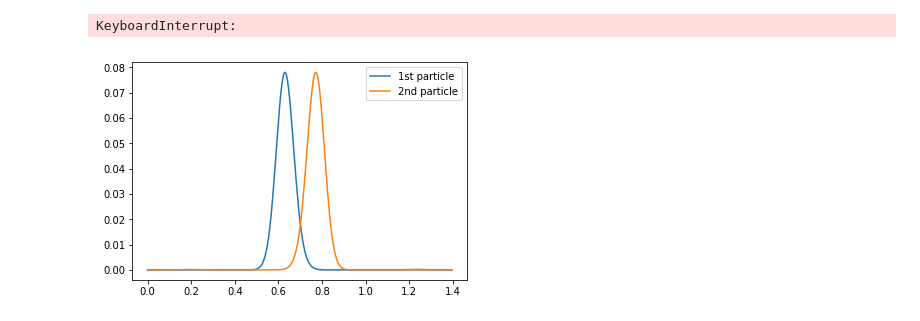
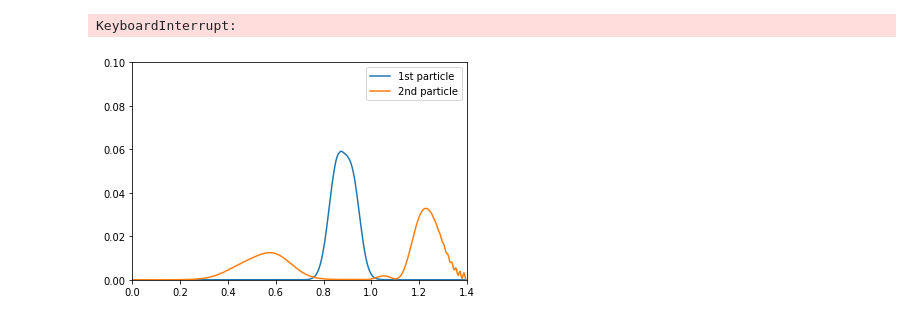
Before and after one commit to endersahin/phys250-final-project, a Jupyter notebook: tdse_first-try.ipynb, the cells around one changed output. Cells and saved outputs as stored; diff of their text form; code cells hidden in the pictures.

```diff
--- a/tdse_first-try.ipynb
+++ b/tdse_first-try.ipynb
@@ -97,10 +100,12 @@ import numpy as np
 import matplotlib.pyplot as plt
 from IPython import display
 import time
+import scipy.integrate as intg
 %matplotlib inline
 
-# Phi, u, and v will be a 3D array with indices [l,m,n]
-# Phi = u + i*v where i is the imaginary unit!
+# COmment on distinguishability of particles
+# Check boundary conditions once more
+# Check application of potential
 
 def tdse(u_2, u_1, v_2, v_1, m1, m2, dt, dx, T, V):
 
@@ -147,18 +152,22 @@ def tdse(u_2, u_1, v_2, v_1, m1, m2, dt, dx, T, V):
         u_1 = u
         v_1 = v
 
-    rho1 = np.sum(u**2 + v*v_1, axis = 1)*dx # Use Simpson's rule instead?
-    rho2 = np.sum(u**2 + v*v_1, axis = 0)*dx
+    #rho1 = np.sum(u*u_1 + v**2, axis = 1)*dx # Use Simpson's rule instead?
+    #rho2 = np.sum(u*u_1 + v**2, axis = 0)*dx
+
+    rho = u*u_1 + v**2
+    rho1 = intg.simps(rho, dx = dx, axis = 1)
+    rho2 = intg.simps(rho, dx = dx, axis = 0)
 
     return rho1, rho2, u_1, u, v_1, v
 
 '''
     Trial run
 '''
-dx = 0.001*5
+dx = 0.001*2
 dt = 2.5e-7
 m2 = .5
-m1 = .5
+m1 = 5.
 
 x01 = .467
 x02 = .934
@@ -174,35 +183,44 @@ u0 = np.cos(k1*x1+k2*x2)*ef
 v0 = np.sin(k1*x1+k2*x2 - (k1**2/(2*m1)+(k2**2/(2*m2)))*(dt/2))*ef
 
 u0[0,:] = np.zeros(l)
 u0[-1,:] = np.zeros(l)
 u0[:,0] = np.zeros(l)
 u0[:,-1] = np.zeros(l)
 v0[0,:] = np.zeros(l)
 v0[-1,:] = np.zeros(l)
 v0[:,0] = np.zeros(l)
 v0[:,-1] = np.zeros(l)
 
 
-V0 = -100000.
+V0 = -100000.*2
 alpha = 0.062
-V = lambda x1, x2: V0*np.exp(-((x1-x2)**2)/(2*(alpha**2)))
+V_gauss = lambda x1, x2: V0*np.exp(-((x1-x2)**2)/(2*(alpha**2)))
+V_square = lambda x1, x2: V0*np.heaviside(alpha-np.abs(x1-x2),1)
 
 #%lprun -f tdse tdse(u0, v0, m1, m2, dt, dx, 100*dt, V)
 #%prun tdse(u0, v0, m1, m2, dt, dx, 100*dt, V)
 
 u_1, u, v_1, v = u0, u0, v0, v0
 t = 0
 
-for T in (np.linspace(1,41,21)*100*dt):
+#plt.figure(figsize = (20,20))
+
+#for T in np.array([1.])*100*dt:
+for T in (np.linspace(1,151,151)*50*dt):
+#for i,T in enumerate(np.array([1,18,22,26,36,40,55,86,150])*100*dt):
     t = T - t
-    rho1, rho2, u_1, u, v_1, v = tdse(u_1, u, v_1, v, m1, m2, dt, dx, t, V)
+    rho1, rho2, u_1, u, v_1, v = tdse(u_1, u, v_1, v, m1, m2, dt, dx, t, V_square)
     plt.clf()
+    #ax = plt.subplot(331+i)
     plt.plot(xs, rho1, label='1st particle')
     plt.plot(xs, rho2, label='2nd particle')
     plt.legend(loc = 'best')
+    plt.xlim(0,L)
+    plt.ylim(0,.1)
     display.display(plt.gcf())
     display.clear_output(wait=True)
     #time.sleep(2.)
+#plt.show()
 # %% [output]
 KeyboardInterrupt:
-[figure, old version]
+[figure, new version]
```
Also changed, not shown: parts of 1 cell of this notebook.
